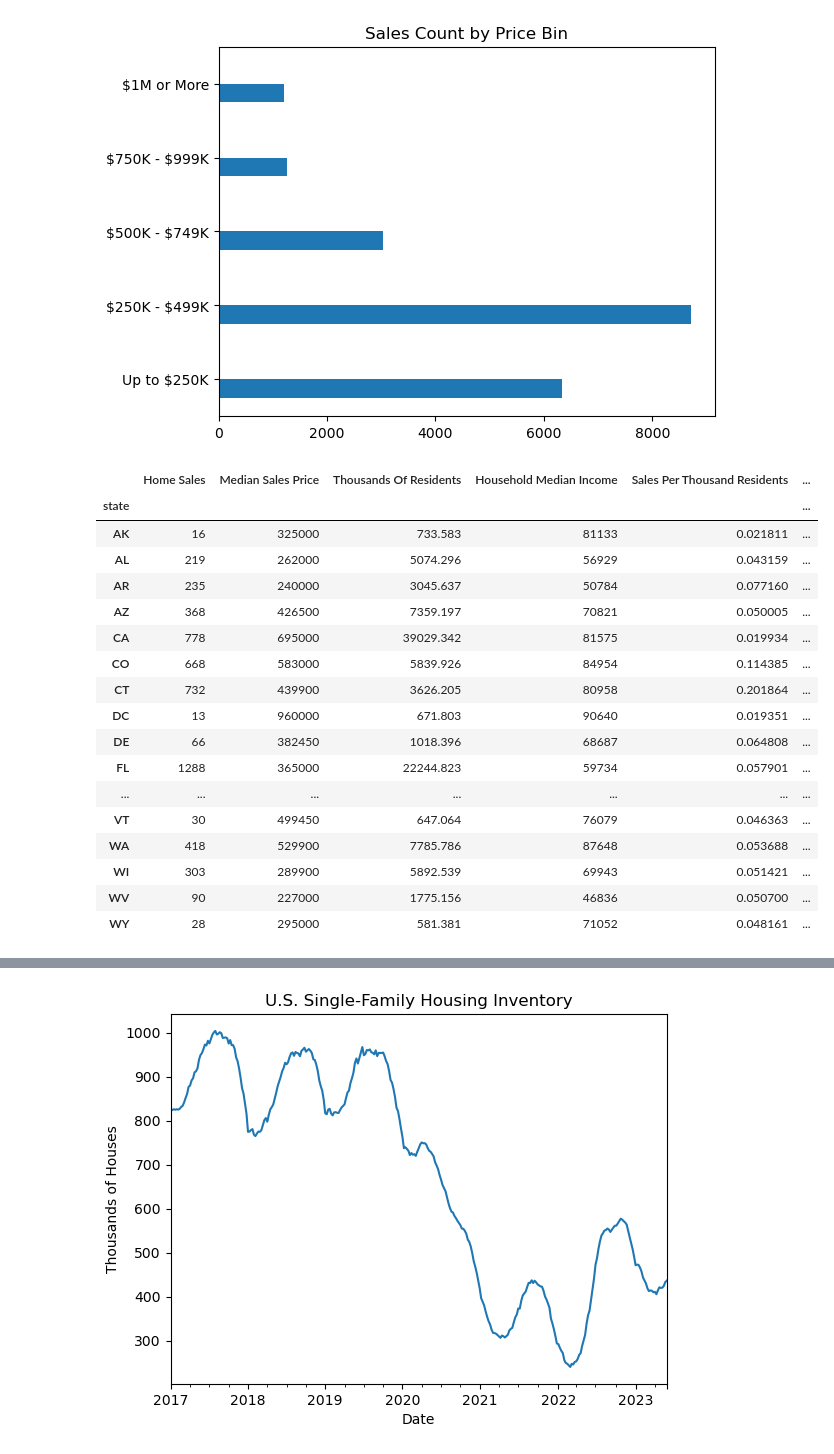
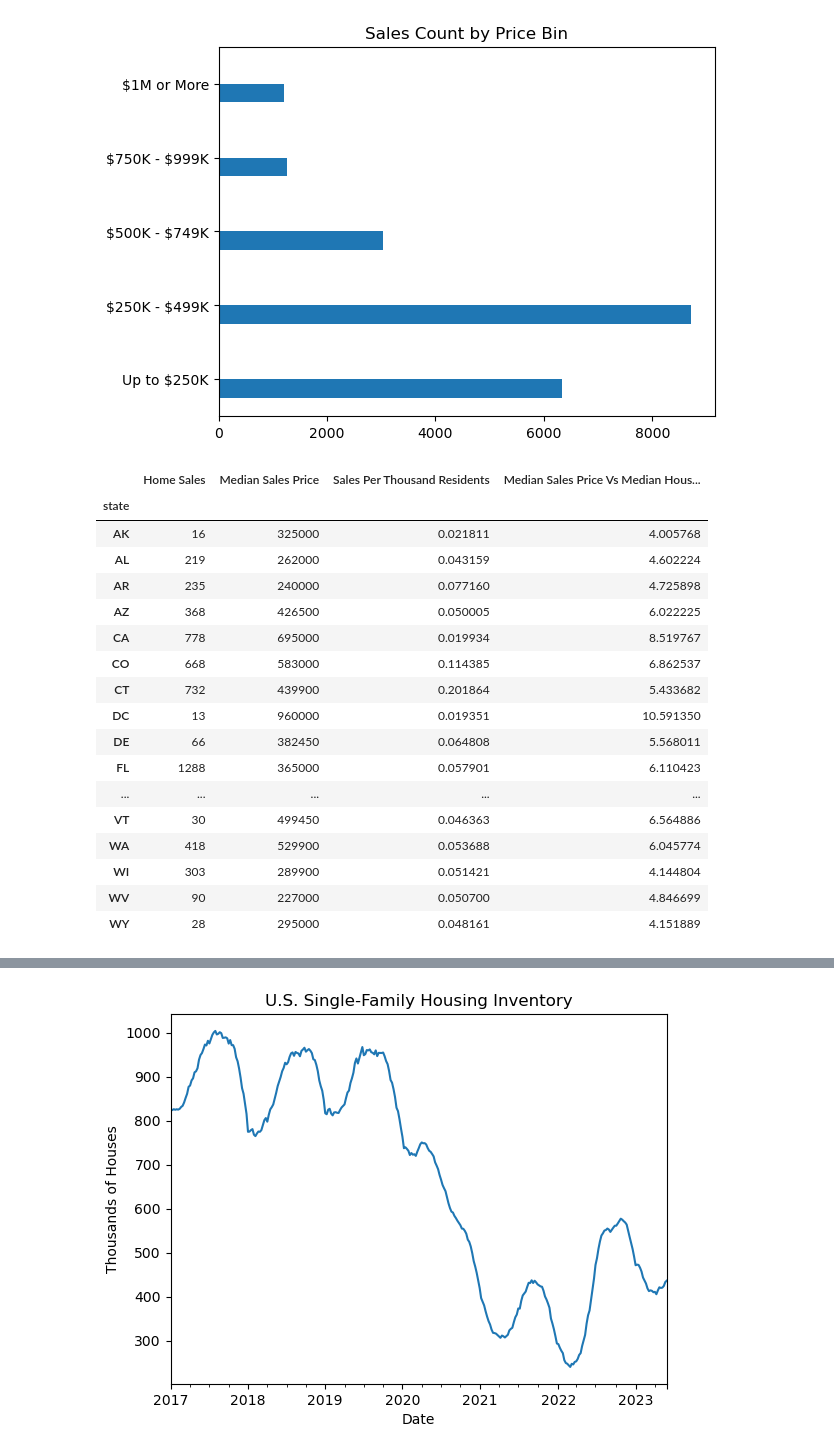
Before and after one commit to WillRobinson152/HW-Assessment, a Jupyter notebook: HW Media Data Reporter Assessment.ipynb, the cells around one changed output, grey strips where cells are left out. Saved outputs shown, nothing was run; the diff lists cells and outputs as text; code cells hidden in the pictures.

Commit message:
Added styling. Added two data viz's to index. Cleaned data wrangling code.

```diff
--- a/HW Media Data Reporter Assessment.ipynb
+++ b/HW Media Data Reporter Assessment.ipynb
@@ -245,52 +245,53 @@ plt.show()
 # %%
 # data aggregated by state
 states = data[['state', 'price']].groupby('state').price.agg(['count', 'median'])
 states['median'] = states['median'].apply(lambda x: int(round(x, 3) * 1000))
 
 # 2022 resident population data downloaded from FRED
 state_pop = pd.read_csv('sources/state_population.csv', skiprows = 1)
 state_pop.rename(columns = {state_pop.columns[-1]:'thousands of residents'}, inplace = True)
 state_pop['state'] = [x[:2] for x in state_pop['Series ID']]
 state_pop = state_pop[['state', 'thousands of residents']]
 
 # 2021 median household income data downloaded from FRED
 state_inc = pd.read_csv('sources/state_median_income.csv', skiprows = 1)
 state_inc.rename(columns = {state_inc.columns[-1]:'household median income'}, inplace = True)
 state_inc['state'] = [x[8:10] for x in state_inc['Series ID']]
 state_inc = state_inc[['state', 'household median income']]
 
 # merge dataframes
 states = states.reset_index().merge(state_pop).merge(state_inc).set_index('state')
 states['sales per thousand residents'] = states['count'].div(states['thousands of residents'])
 states['median sales price vs median household income'] = states['median'].div(
                                                     states['household median income'])
 
-# clean up column names
+# clean up columns
+states.drop(columns = ['thousands of residents', 'household median income'], inplace = True)
 states.rename(columns = {
     'count':'Home Sales',
     'median':'Median Sales Price'
 }, inplace = True)
 states.rename(columns = dict(zip(states.columns, states.columns.str.title())), inplace = True)
 states
 # %% [output]
-|  | Home Sales | Median Sales Price | Thousands Of Residents | Household Median Income | Sales Per Thousand Residents | ... |
-| state |  |  |  |  |  | ... |
-| AK | 16 | 325000 | 733.583 | 81133 | 0.021811 | ... |
-| AL | 219 | 262000 | 5074.296 | 56929 | 0.043159 | ... |
-| AR | 235 | 240000 | 3045.637 | 50784 | 0.077160 | ... |
-| AZ | 368 | 426500 | 7359.197 | 70821 | 0.050005 | ... |
-| CA | 778 | 695000 | 39029.342 | 81575 | 0.019934 | ... |
-| CO | 668 | 583000 | 5839.926 | 84954 | 0.114385 | ... |
-| CT | 732 | 439900 | 3626.205 | 80958 | 0.201864 | ... |
-| DC | 13 | 960000 | 671.803 | 90640 | 0.019351 | ... |
-| DE | 66 | 382450 | 1018.396 | 68687 | 0.064808 | ... |
-| FL | 1288 | 365000 | 22244.823 | 59734 | 0.057901 | ... |
-| ... | ... | ... | ... | ... | ... | ... |
-| VT | 30 | 499450 | 647.064 | 76079 | 0.046363 | ... |
-| WA | 418 | 529900 | 7785.786 | 87648 | 0.053688 | ... |
-| WI | 303 | 289900 | 5892.539 | 69943 | 0.051421 | ... |
-| WV | 90 | 227000 | 1775.156 | 46836 | 0.050700 | ... |
-| WY | 28 | 295000 | 581.381 | 71052 | 0.048161 | ... |
+|  | Home Sales | Median Sales Price | Sales Per Thousand Residents | Median Sales Price Vs Median Hous... |
+| state |  |  |  |  |
+| AK | 16 | 325000 | 0.021811 | 4.005768 |
+| AL | 219 | 262000 | 0.043159 | 4.602224 |
+| AR | 235 | 240000 | 0.077160 | 4.725898 |
+| AZ | 368 | 426500 | 0.050005 | 6.022225 |
+| CA | 778 | 695000 | 0.019934 | 8.519767 |
+| CO | 668 | 583000 | 0.114385 | 6.862537 |
+| CT | 732 | 439900 | 0.201864 | 5.433682 |
+| DC | 13 | 960000 | 0.019351 | 10.591350 |
+| DE | 66 | 382450 | 0.064808 | 5.568011 |
+| FL | 1288 | 365000 | 0.057901 | 6.110423 |
+| ... | ... | ... | ... | ... |
+| VT | 30 | 499450 | 0.046363 | 6.564886 |
+| WA | 418 | 529900 | 0.053688 | 6.045774 |
+| WI | 303 | 289900 | 0.051421 | 4.144804 |
+| WV | 90 | 227000 | 0.050700 | 4.846699 |
+| WY | 28 | 295000 | 0.048161 | 4.151889 |
 # %%
 # data aggregated by city
 cities = data[['city', 'state', 'price']].copy()
```
Also changed, not shown: parts of 1 cell of this notebook, 6 other files.
